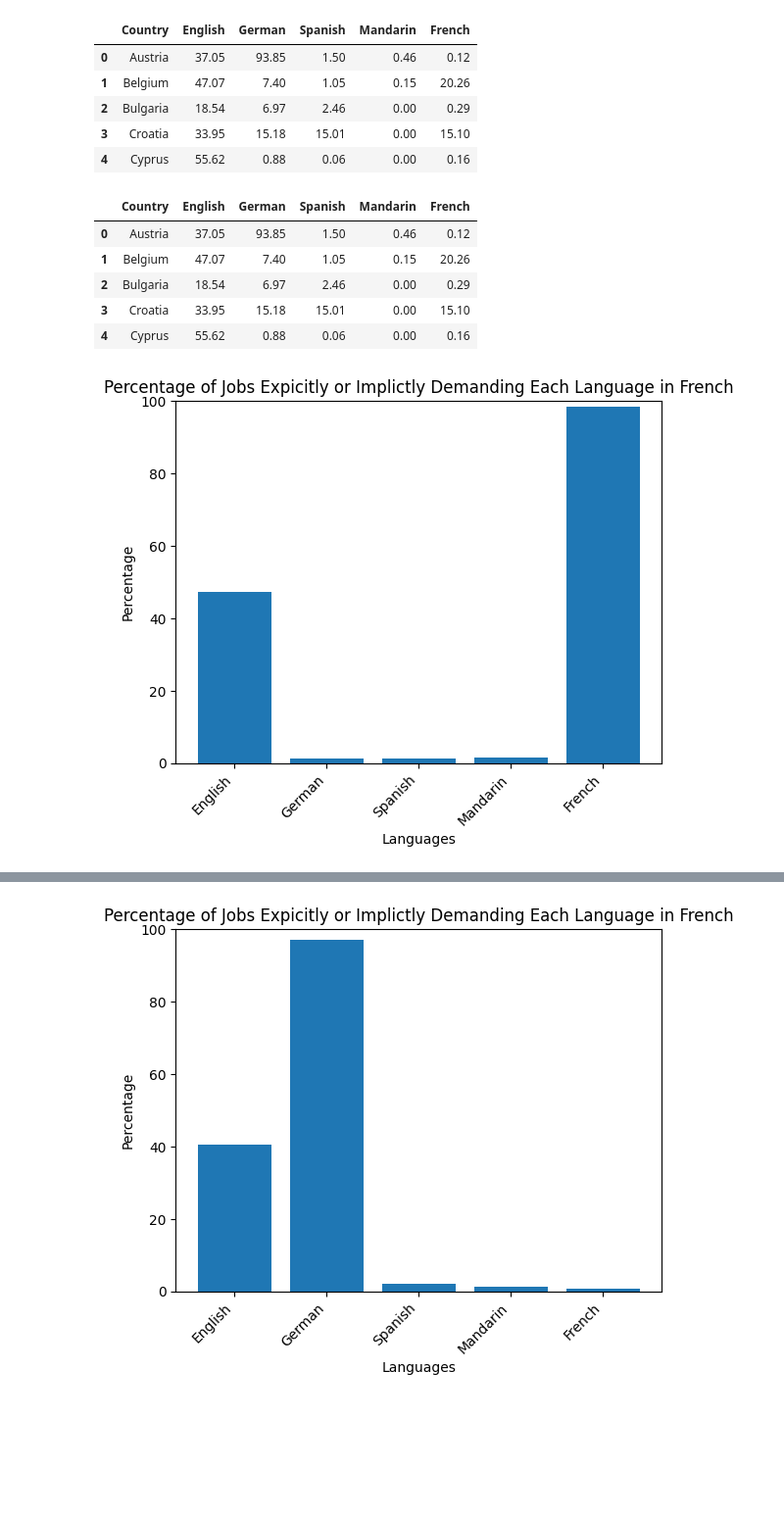
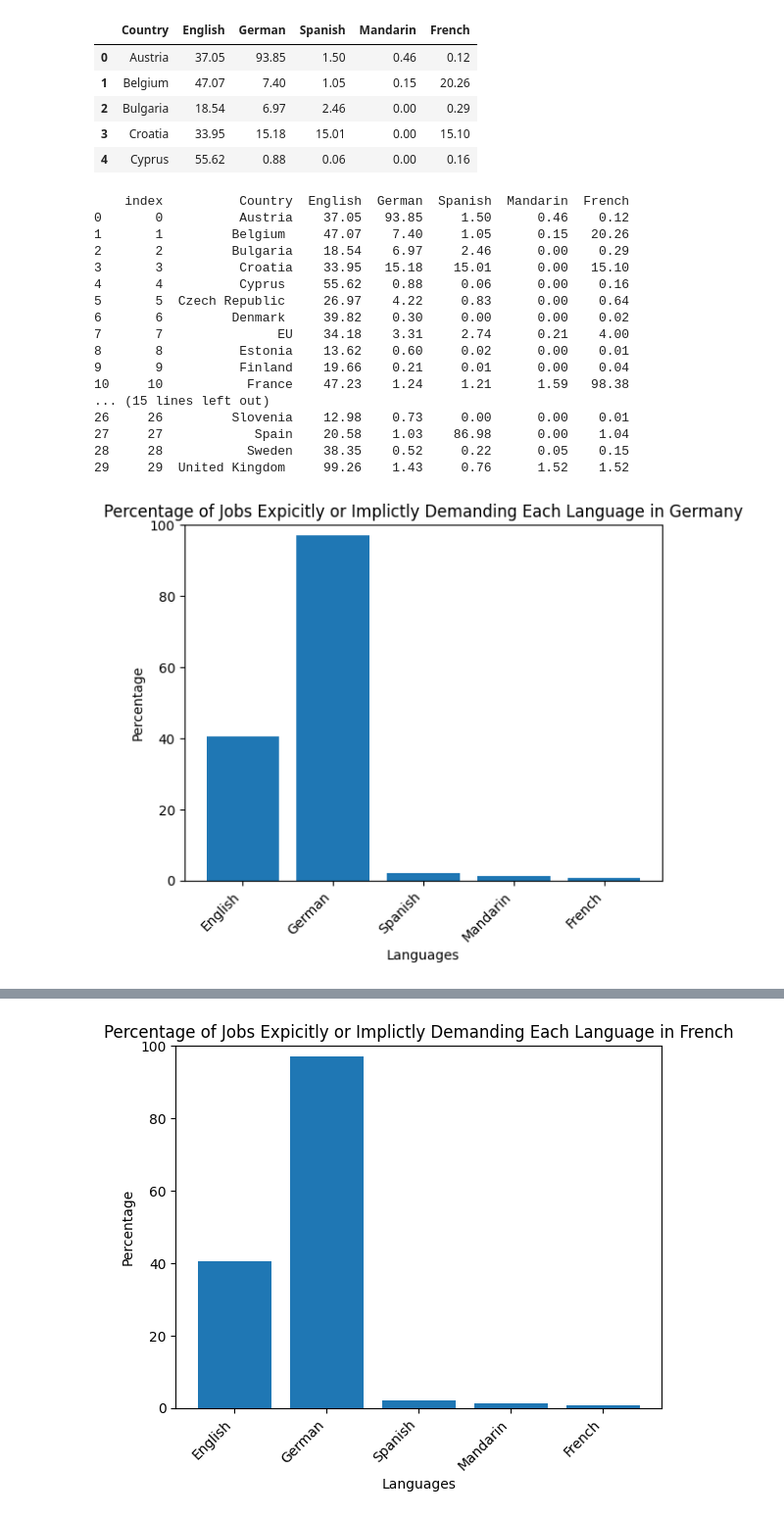
Before and after one commit to devingoldstein/QM2, a Jupyter notebook: Untitled6.ipynb, the cells around one changed output, grey strips where cells are left out. Shown at 98% size. Drawn from its saved outputs; the diff is of its cells as text; code cells hidden in the pictures; blank space fills up the shorter version.

```diff
--- a/Untitled6.ipynb
+++ b/Untitled6.ipynb
@@ -49,29 +49,41 @@ df = pd.read_csv('/content/finaldata/implicitandexplicitdata.csv')
 clean = df.replace(',', '', regex=True)
 clean.iloc[:, 1:] = clean.iloc[:, 1:].replace('-', np.nan, regex=True).astype(float)
 
-clean.head()
+df = pd.DataFrame(clean).reset_index()
+
+print(df)
 # %% [output]
-|  | Country | English | German | Spanish | Mandarin | French |
-| 0 | Austria | 37.05 | 93.85 | 1.50 | 0.46 | 0.12 |
-| 1 | Belgium | 47.07 | 7.40 | 1.05 | 0.15 | 20.26 |
-| 2 | Bulgaria | 18.54 | 6.97 | 2.46 | 0.00 | 0.29 |
-| 3 | Croatia | 33.95 | 15.18 | 15.01 | 0.00 | 15.10 |
-| 4 | Cyprus | 55.62 | 0.88 | 0.06 | 0.00 | 0.16 |
+    index          Country  English  German  Spanish  Mandarin  French
+0       0          Austria    37.05   93.85     1.50      0.46    0.12
+1       1         Belgium     47.07    7.40     1.05      0.15   20.26
+2       2         Bulgaria    18.54    6.97     2.46      0.00    0.29
+3       3          Croatia    33.95   15.18    15.01      0.00   15.10
+4       4          Cyprus     55.62    0.88     0.06      0.00    0.16
+5       5  Czech Republic     26.97    4.22     0.83      0.00    0.64
+6       6         Denmark     39.82    0.30     0.00      0.00    0.02
+7       7               EU    34.18    3.31     2.74      0.21    4.00
+8       8          Estonia    13.62    0.60     0.02      0.00    0.01
+9       9          Finland    19.66    0.21     0.01      0.00    0.04
+10     10           France    47.23    1.24     1.21      1.59   98.38
+... (15 lines left out)
+26     26         Slovenia    12.98    0.73     0.00      0.00    0.01
+27     27            Spain    20.58    1.03    86.98      0.00    1.04
+28     28           Sweden    38.35    0.52     0.22      0.05    0.15
+29     29  United Kingdom     99.26    1.43     0.76      1.52    1.52
 # %%
+import pandas as pd
 import matplotlib.pyplot as plt
 
-
-
 clean.set_index(clean.columns[0], inplace=True)
-france_data = clean.loc['France']
-plt.bar(country_data.index, country_data)
+germany_data = clean.loc['Germany']
+plt.bar(germany_data.index, germany_data)
 plt.xlabel('Languages')
 plt.ylabel('Percentage')
-plt.title(f'Percentage of Jobs Expicitly or Implictly Demanding Each Language in French')
+plt.title(f'Percentage of Jobs Expicitly or Implictly Demanding Each Language in Germany')
 
 plt.xticks(rotation=45, ha='right')
 plt.ylim(0, 100)
 
 plt.show()
 # %% [output]
-[figure, old version]
+[figure, new version]
```
Also changed, not shown: parts of 2 cells of this notebook.
